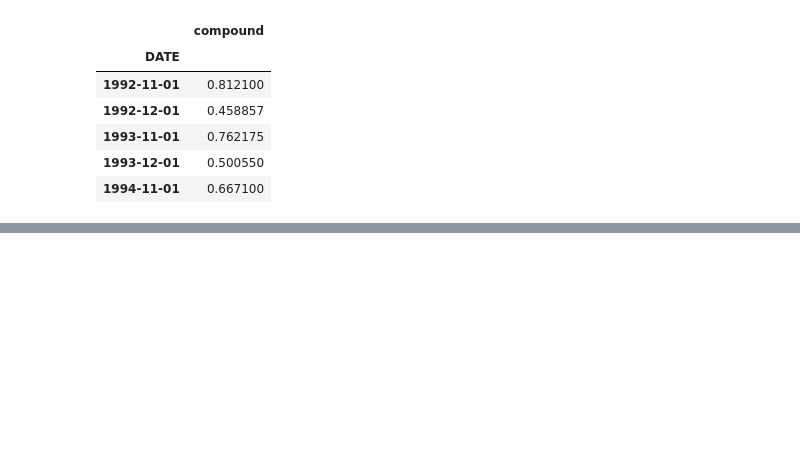
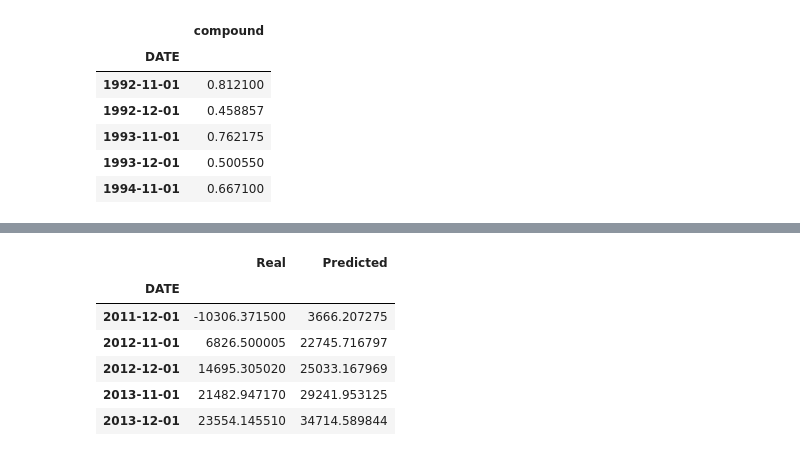
Before and after one commit to junaidqamer/HolidaySales, a Jupyter notebook: LSTM + Cointegration.ipynb, the cells around one changed output, grey strips where cells are left out. Cells and saved outputs as stored; diff of their text form; code cells hidden in the pictures; blank space fills up the shorter version.

```diff
--- a/LSTM + Cointegration.ipynb
+++ b/LSTM + Cointegration.ipynb
@@ -263,0 +398,2 @@ model.add(Dense(1))
+# %%
+model.compile(optimizer="adam",loss="mean_squared_error")
@@ -263,0 +472,12 @@ model.add(Dense(1))
+# %%
+# Here I create a DataFrame of Real and Predicted values.
+sales_df = pd.DataFrame({"Real": real_sales.ravel(),"Predicted": predicted_sales.ravel()}, index = df.index[-len(real_sales): ])
+sales_df.head()
+# %% [output]
+|  | Real | Predicted |
+| DATE |  |  |
+| 2011-12-01 | -10306.371500 | 3666.207275 |
+| 2012-11-01 | 6826.500005 | 22745.716797 |
+| 2012-12-01 | 14695.305020 | 25033.167969 |
+| 2013-11-01 | 21482.947170 | 29241.953125 |
+| 2013-12-01 | 23554.145510 | 34714.589844 |
```
Also changed, not shown: parts of 80 cells of this notebook.
